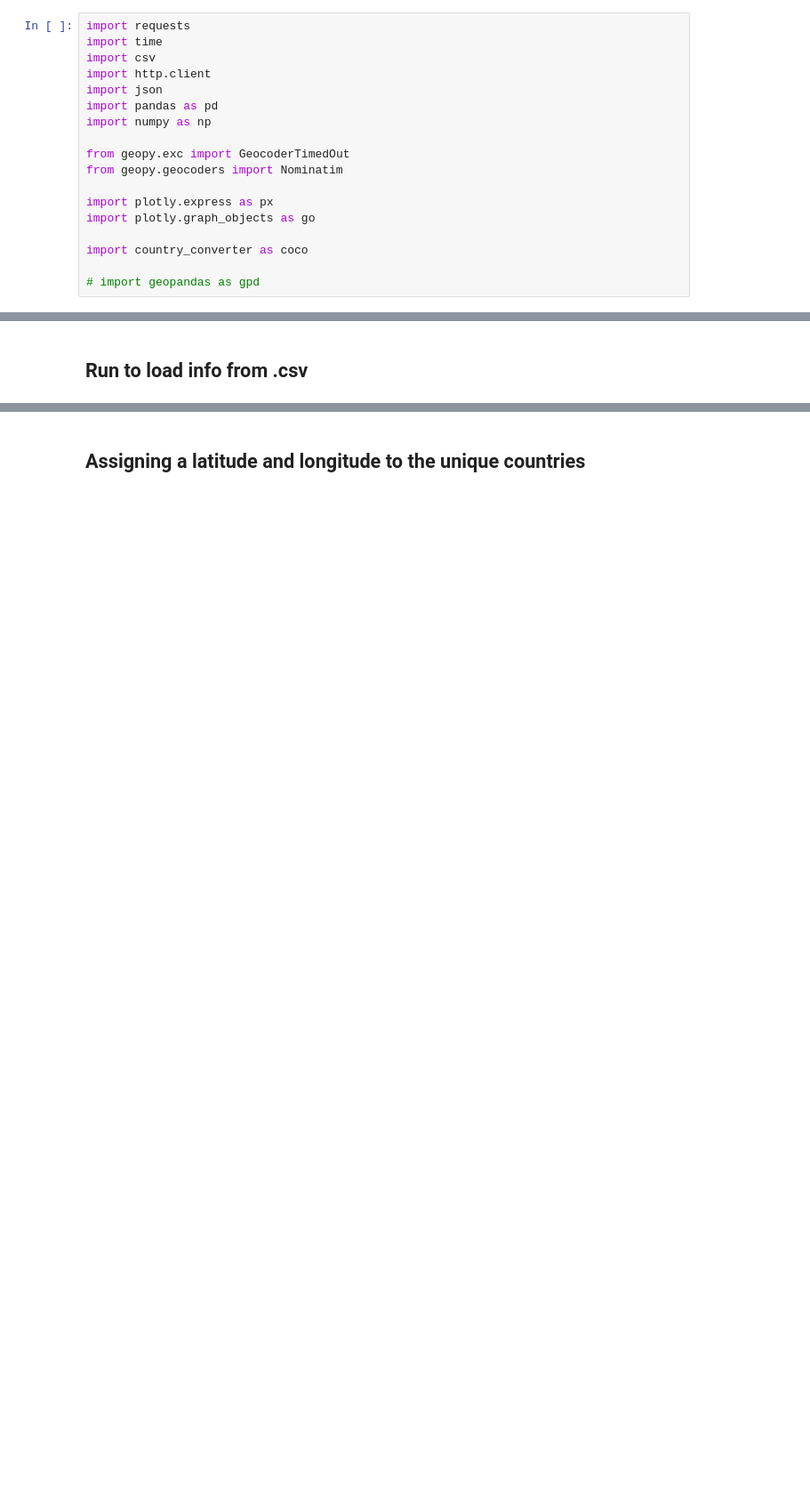
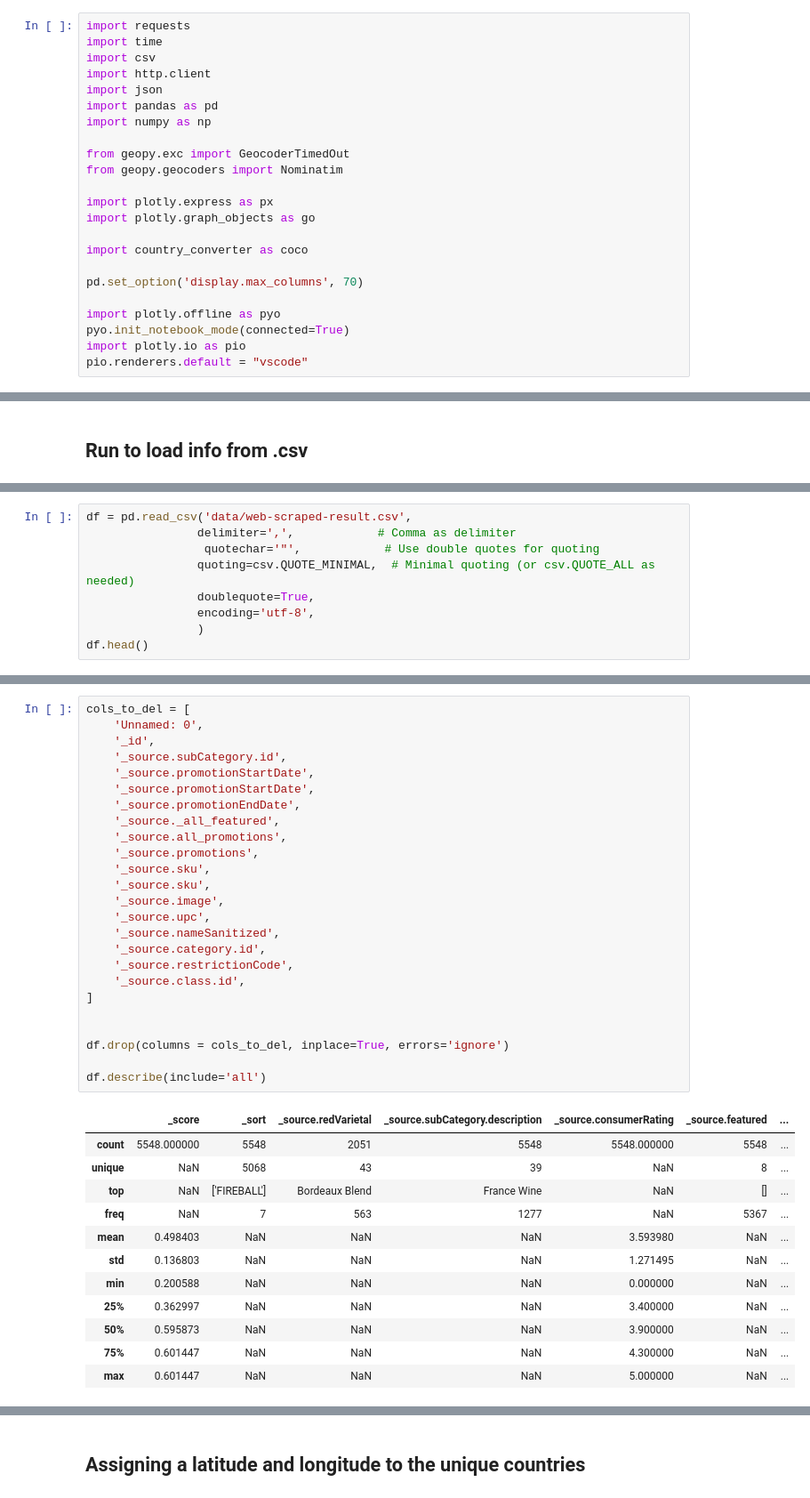
Before and after one commit to johann997/BCL_WebScrape, a Jupyter notebook: src/BLCWebScrape/BCLWebScrape_Insomnia.ipynb, the cells around one changed output, grey strips where cells are left out. Shown at 89% size. Drawn from its saved outputs; the diff is of its cells as text; blank space fills up the shorter version.

```diff
--- a/src/BLCWebScrape/BCLWebScrape_Insomnia.ipynb
+++ b/src/BLCWebScrape/BCLWebScrape_Insomnia.ipynb
@@ -15,7 +15,12 @@ import plotly.graph_objects as go
 
 import country_converter as coco
 
-# import geopandas as gpd
+pd.set_option('display.max_columns', 70)
+
+import plotly.offline as pyo
+pyo.init_notebook_mode(connected=True)
+import plotly.io as pio
+pio.renderers.default = "vscode"
 # %% [markdown]
 # Tutorials used
 - Insomnia scraping  https://www.youtube.com/watch?v=DqtlR0y0suo
@@ -88,0 +75,9 @@ num_countries = len(countries)
+# %%
+df = pd.read_csv('data/web-scraped-result.csv',
+                delimiter=',',            # Comma as delimiter
+                 quotechar='"',            # Use double quotes for quoting
+                quoting=csv.QUOTE_MINIMAL,  # Minimal quoting (or csv.QUOTE_ALL as needed)
+                doublequote=True,
+                encoding='utf-8',
+                )
+df.head()
@@ -88,0 +155,38 @@ num_countries = len(countries)
+# %%
+cols_to_del = [
+    'Unnamed: 0',
+    '_id',
+    '_source.subCategory.id',
+    '_source.promotionStartDate',
+    '_source.promotionStartDate',
+    '_source.promotionEndDate',
+    '_source._all_featured',
+    '_source.all_promotions',
+    '_source.promotions',
+    '_source.sku',
+    '_source.sku',
+    '_source.image',
+    '_source.upc',
+    '_source.nameSanitized',
+    '_source.category.id',
+    '_source.restrictionCode',
+    '_source.class.id',
+]
+
+
+df.drop(columns = cols_to_del, inplace=True, errors='ignore')
+
+df.describe(include='all')
+# %% [output]
+|  | _score | _sort | _source.redVarietal | _source.subCategory.description | _source.consumerRating | _source.featured | ... |
+| count | 5548.000000 | 5548 | 2051 | 5548 | 5548.000000 | 5548 | ... |
+| unique | NaN | 5068 | 43 | 39 | NaN | 8 | ... |
+| top | NaN | ['FIREBALL'] | Bordeaux Blend | France Wine | NaN | [] | ... |
+| freq | NaN | 7 | 563 | 1277 | NaN | 5367 | ... |
+| mean | 0.498403 | NaN | NaN | NaN | 3.593980 | NaN | ... |
+| std | 0.136803 | NaN | NaN | NaN | 1.271495 | NaN | ... |
+| min | 0.200588 | NaN | NaN | NaN | 0.000000 | NaN | ... |
+| 25% | 0.362997 | NaN | NaN | NaN | 3.400000 | NaN | ... |
+| 50% | 0.595873 | NaN | NaN | NaN | 3.900000 | NaN | ... |
+| 75% | 0.601447 | NaN | NaN | NaN | 4.300000 | NaN | ... |
+| max | 0.601447 | NaN | NaN | NaN | 5.000000 | NaN | ... |
```
Also changed, not shown: parts of 21 cells of this notebook.
